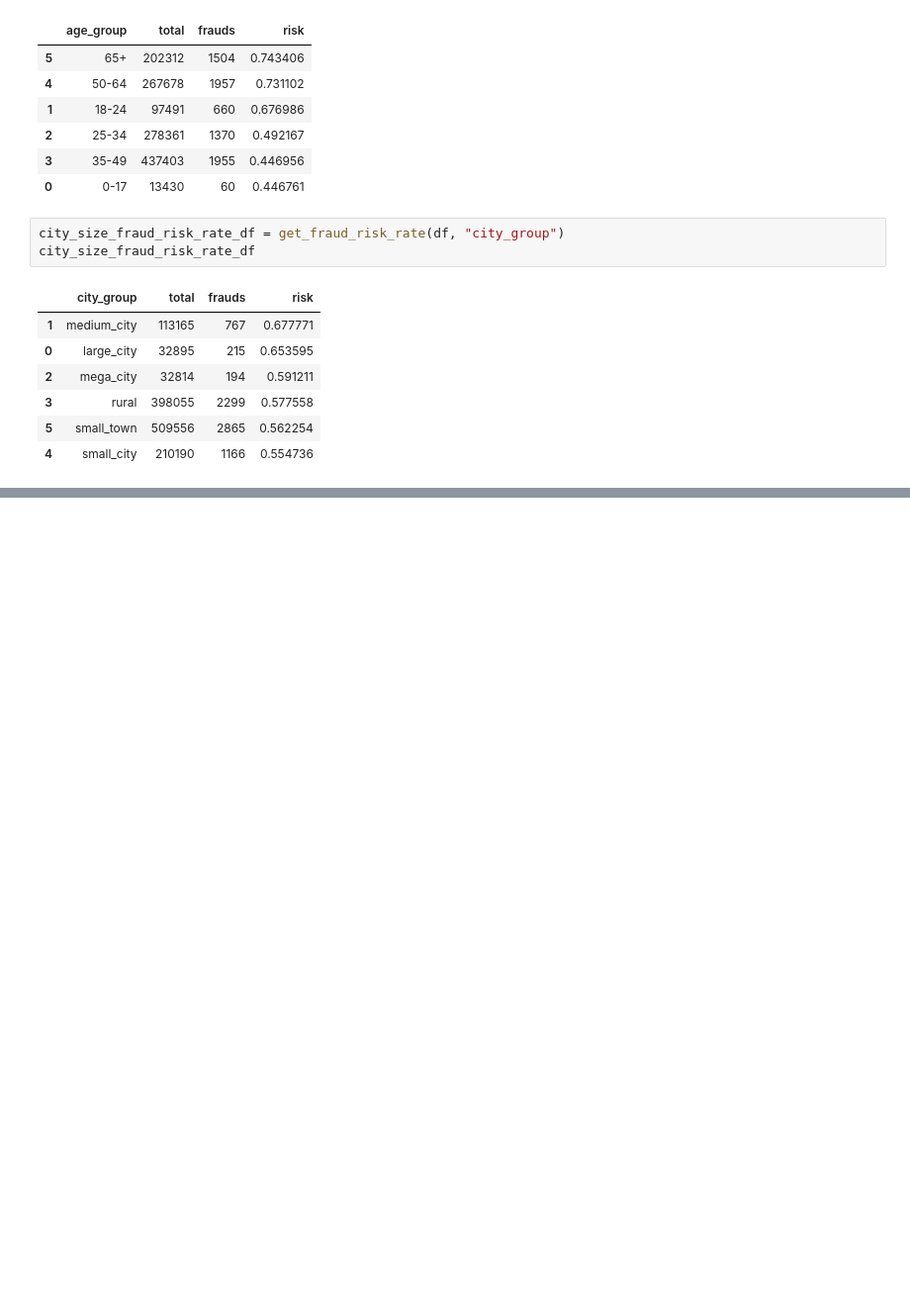
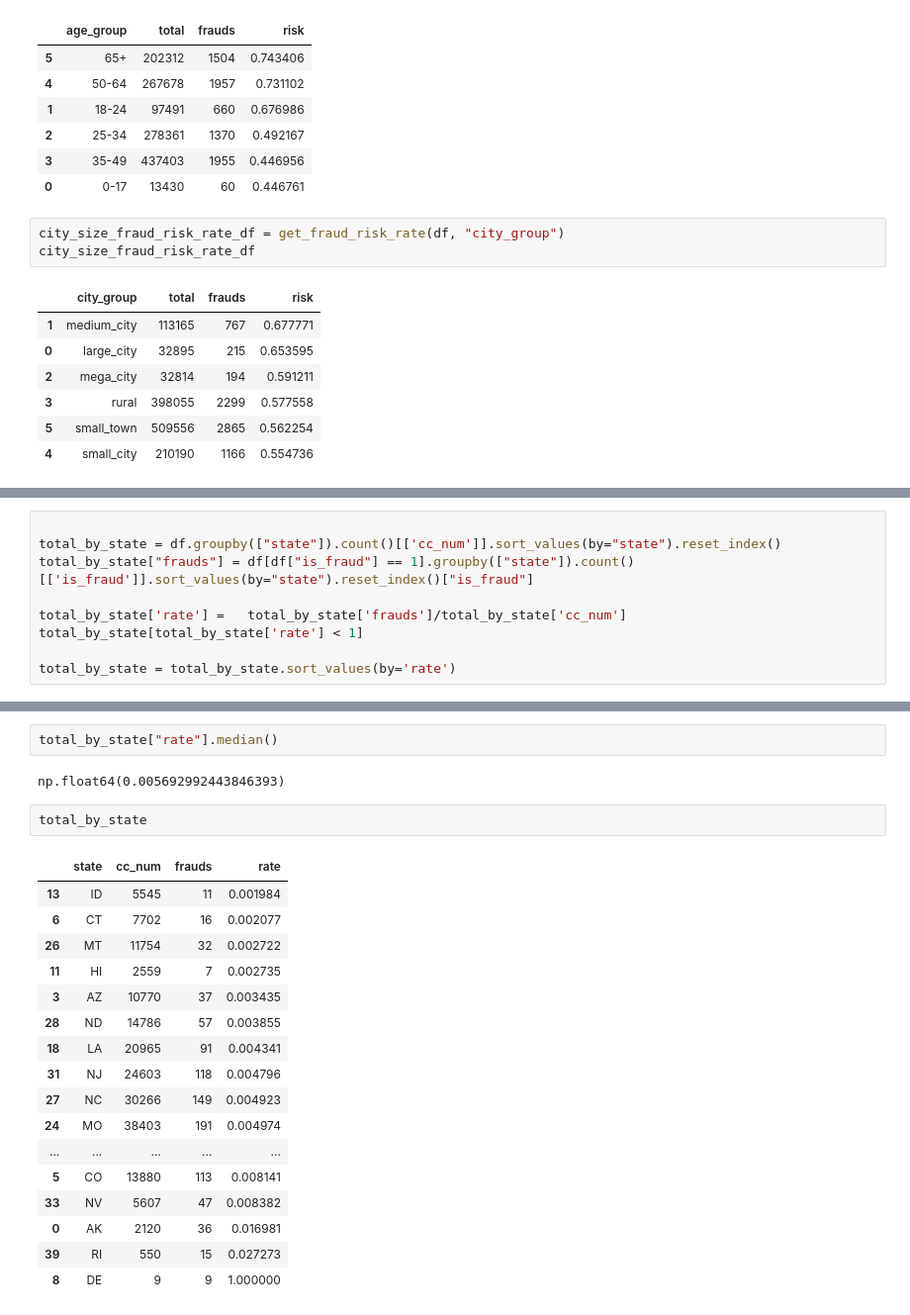
Before and after one commit to SabaGuledani/Credit-Card-Transactions-Fraud-Detection, a Jupyter notebook: notebooks/core_business_metrics.ipynb, the cells around one changed output, grey strips where cells are left out. Shown at 99% size. Cells and saved outputs as stored; diff of their text form; blank space fills up the shorter version.

```diff
--- a/notebooks/core_business_metrics.ipynb
+++ b/notebooks/core_business_metrics.ipynb
@@ -143 +173,9 @@ distance_fraud_risk_rate_df
 # %%
+
+total_by_state = df.groupby(["state"]).count()[['cc_num']].sort_values(by="state").reset_index()
+total_by_state["frauds"] = df[df["is_fraud"] == 1].groupby(["state"]).count()[['is_fraud']].sort_values(by="state").reset_index()["is_fraud"]
+
+total_by_state['rate'] =   total_by_state['frauds']/total_by_state['cc_num']
+total_by_state[total_by_state['rate'] < 1]
+
+total_by_state = total_by_state.sort_values(by='rate')
@@ -157,0 +182,24 @@ distance_fraud_risk_rate_df
+# %%
+total_by_state["rate"].median()
+# %% [output]
+np.float64(0.005692992443846393)
+# %%
+total_by_state
+# %% [output]
+|  | state | cc_num | frauds | rate |
+| 13 | ID | 5545 | 11 | 0.001984 |
+| 6 | CT | 7702 | 16 | 0.002077 |
+| 26 | MT | 11754 | 32 | 0.002722 |
+| 11 | HI | 2559 | 7 | 0.002735 |
+| 3 | AZ | 10770 | 37 | 0.003435 |
+| 28 | ND | 14786 | 57 | 0.003855 |
+| 18 | LA | 20965 | 91 | 0.004341 |
+| 31 | NJ | 24603 | 118 | 0.004796 |
+| 27 | NC | 30266 | 149 | 0.004923 |
+| 24 | MO | 38403 | 191 | 0.004974 |
+| ... | ... | ... | ... | ... |
+| 5 | CO | 13880 | 113 | 0.008141 |
+| 33 | NV | 5607 | 47 | 0.008382 |
+| 0 | AK | 2120 | 36 | 0.016981 |
+| 39 | RI | 550 | 15 | 0.027273 |
+| 8 | DE | 9 | 9 | 1.000000 |
```
Also changed, not shown: parts of 7 cells of this notebook, 1 other file.
